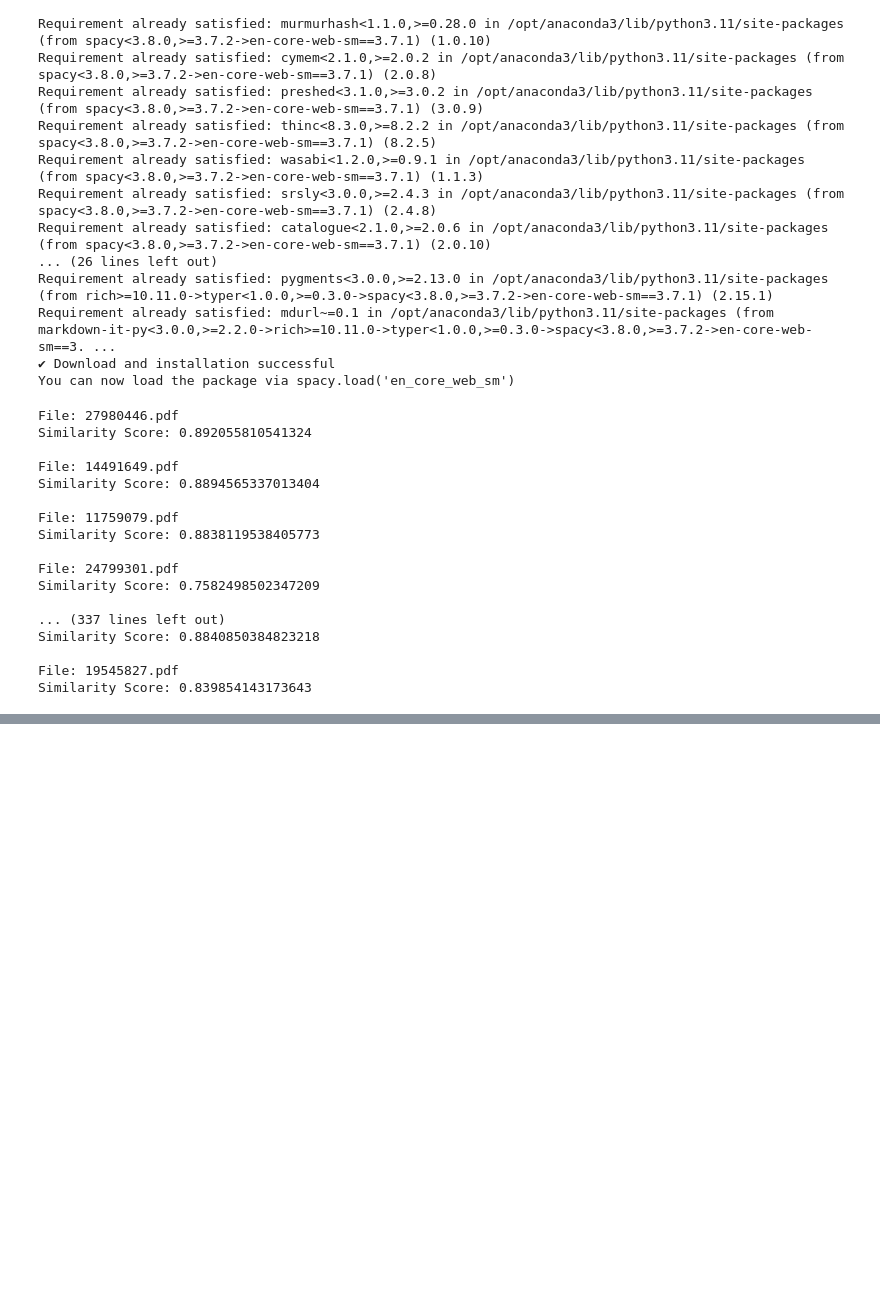
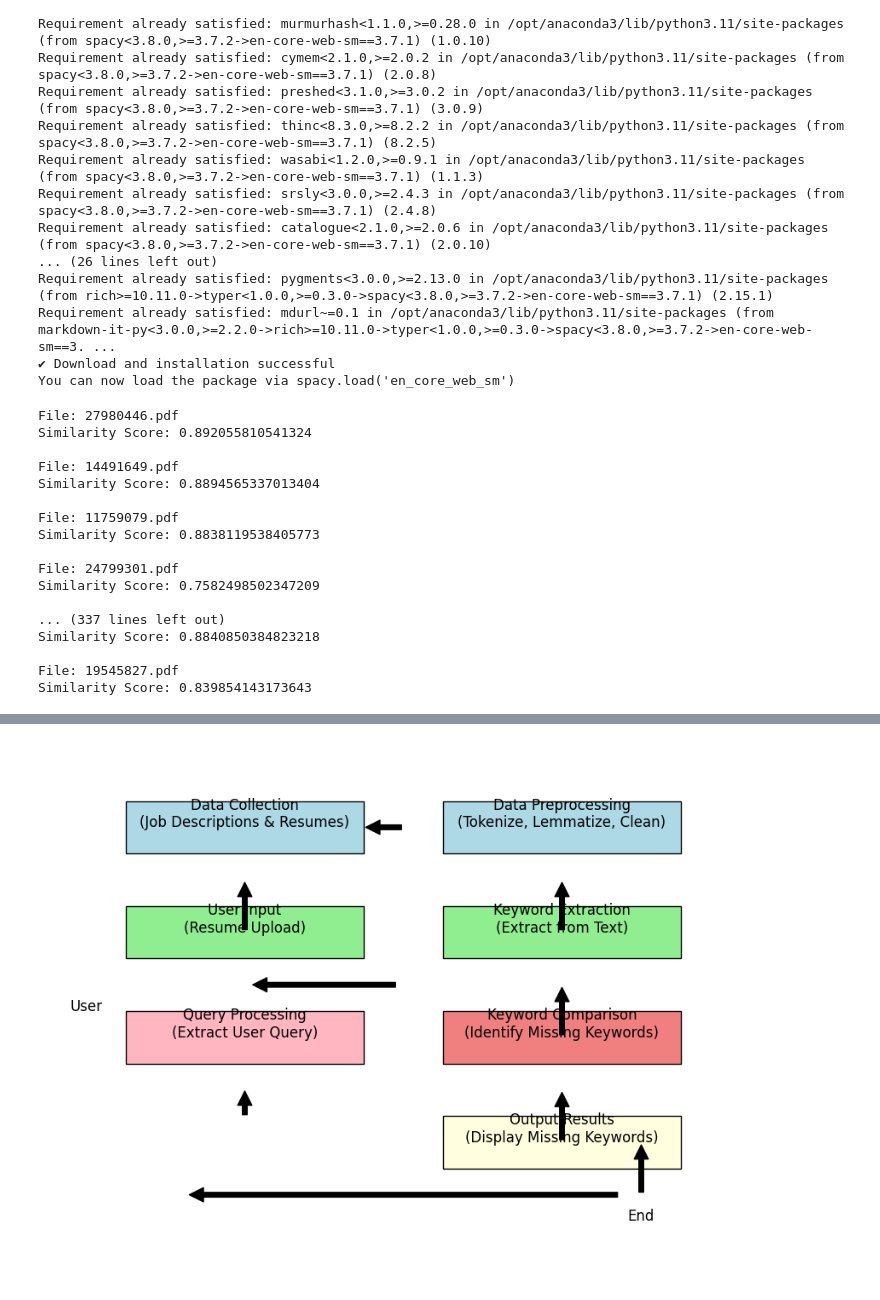
Before and after one commit to x22237941/Resume_Parser, a Jupyter notebook: PDF Extraction.ipynb, the cells around one changed output, grey strips where cells are left out. Drawn from its saved outputs; the diff is of its cells as text; code cells hidden in the pictures; blank space fills up the shorter version.

```diff
--- a/PDF Extraction.ipynb
+++ b/PDF Extraction.ipynb
@@ -1185,0 +1313,55 @@ Similarity Score: 0.839854143173643
+# %%
+import matplotlib.pyplot as plt
+import matplotlib.patches as patches
+
+def create_flowchart():
+    fig, ax = plt.subplots(figsize=(12, 8))
+
+    # Draw the boxes
+    ax.add_patch(patches.Rectangle((0.1, 0.8), 0.3, 0.1, edgecolor='black', facecolor='lightblue'))  # Data Collection
+    ax.add_patch(patches.Rectangle((0.5, 0.8), 0.3, 0.1, edgecolor='black', facecolor='lightblue'))  # Data Preprocessing
+    ax.add_patch(patches.Rectangle((0.5, 0.6), 0.3, 0.1, edgecolor='black', facecolor='lightgreen'))  # Keyword Extraction
+    ax.add_patch(patches.Rectangle((0.5, 0.4), 0.3, 0.1, edgecolor='black', facecolor='lightcoral'))  # Keyword Comparison
+    ax.add_patch(patches.Rectangle((0.5, 0.2), 0.3, 0.1, edgecolor='black', facecolor='lightyellow'))  # Output Results
+
+    # Arrows
+    ax.annotate('', xy=(0.4, 0.85), xytext=(0.45, 0.85), arrowprops=dict(facecolor='black', shrink=0.05))
+    ax.annotate('', xy=(0.65, 0.75), xytext=(0.65, 0.65), arrowprops=dict(facecolor='black', shrink=0.05))
+    ax.annotate('', xy=(0.65, 0.55), xytext=(0.65, 0.45), arrowprops=dict(facecolor='black', shrink=0.05))
+    ax.annotate('', xy=(0.65, 0.35), xytext=(0.65, 0.25), arrowprops=dict(facecolor='black', shrink=0.05))
+
+    # Text in boxes
+    ax.text(0.25, 0.85, 'Data Collection\n(Job Descriptions & Resumes)', fontsize=12, ha='center')
+    ax.text(0.65, 0.85, 'Data Preprocessing\n(Tokenize, Lemmatize, Clean)', fontsize=12, ha='center')
+    ax.text(0.65, 0.65, 'Keyword Extraction\n(Extract from Text)', fontsize=12, ha='center')
+    ax.text(0.65, 0.45, 'Keyword Comparison\n(Identify Missing Keywords)', fontsize=12, ha='center')
+    ax.text(0.65, 0.25, 'Output Results\n(Display Missing Keywords)', fontsize=12, ha='center')
+
+    # User input and processing
+    ax.add_patch(patches.Rectangle((0.1, 0.4), 0.3, 0.1, edgecolor='black', facecolor='lightpink'))  # User Input
+    ax.add_patch(patches.Rectangle((0.1, 0.6), 0.3, 0.1, edgecolor='black', facecolor='lightgreen'))  # Query Processing
+    ax.annotate('', xy=(0.25, 0.75), xytext=(0.25, 0.65), arrowprops=dict(facecolor='black', shrink=0.05))
+    ax.annotate('', xy=(0.25, 0.55), xytext=(0.45, 0.55), arrowprops=dict(facecolor='black', shrink=0.05))
+    ax.annotate('', xy=(0.25, 0.35), xytext=(0.25, 0.3), arrowprops=dict(facecolor='black', shrink=0.05))
+
+    ax.text(0.25, 0.65, 'User Input\n(Resume Upload)', fontsize=12, ha='center')
+    ax.text(0.25, 0.45, 'Query Processing\n(Extract User Query)', fontsize=12, ha='center')
+
+    ax.text(0.05, 0.5, 'User', fontsize=12, ha='center')
+
+    # Arrow back to User from Output
+    ax.annotate('', xy=(0.75, 0.25), xytext=(0.75, 0.15), arrowprops=dict(facecolor='black', shrink=0.05))
+    ax.annotate('', xy=(0.15, 0.15), xytext=(0.75, 0.15), arrowprops=dict(facecolor='black', shrink=0.05))
+
+    ax.text(0.75, 0.1, 'End', fontsize=12, ha='center')
+
+    # Remove axes
+    ax.axis('off')
+
+    # Save and display
+ #  plt.savefig("/mnt/data/Keyword_Comparison_Flowchart.png")
+    plt.show()
+
+create_flowchart()
+# %% [output]
+[figure, added]
```
Also changed, not shown: parts of 16 cells of this notebook, 5 other files.
